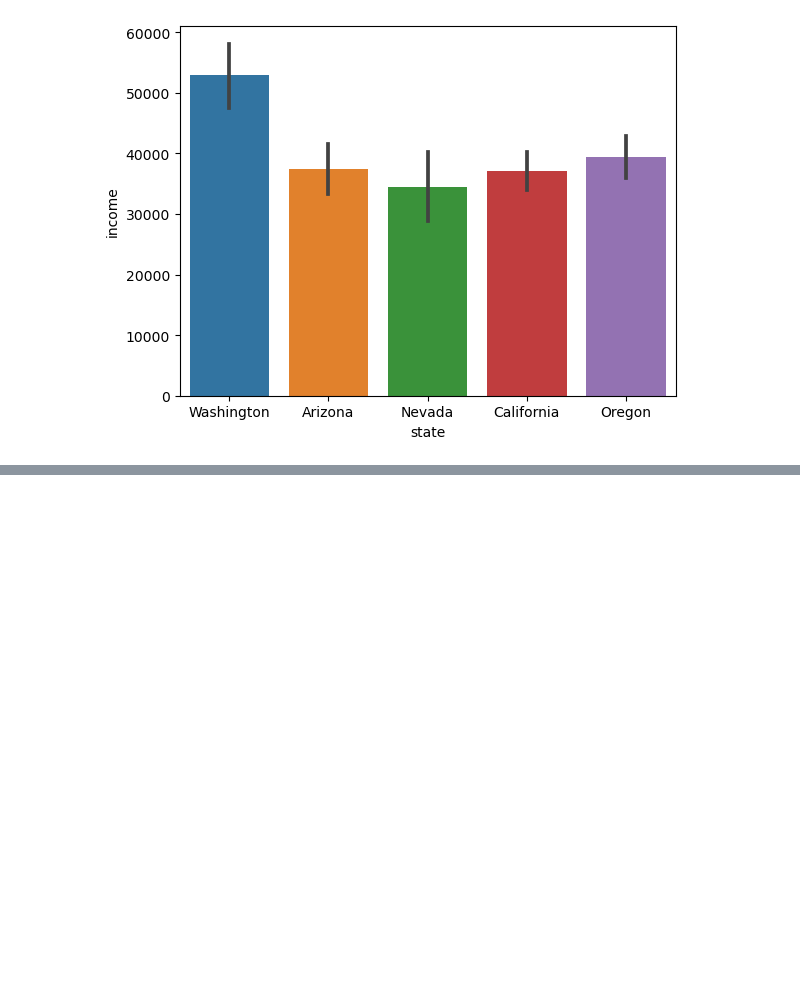
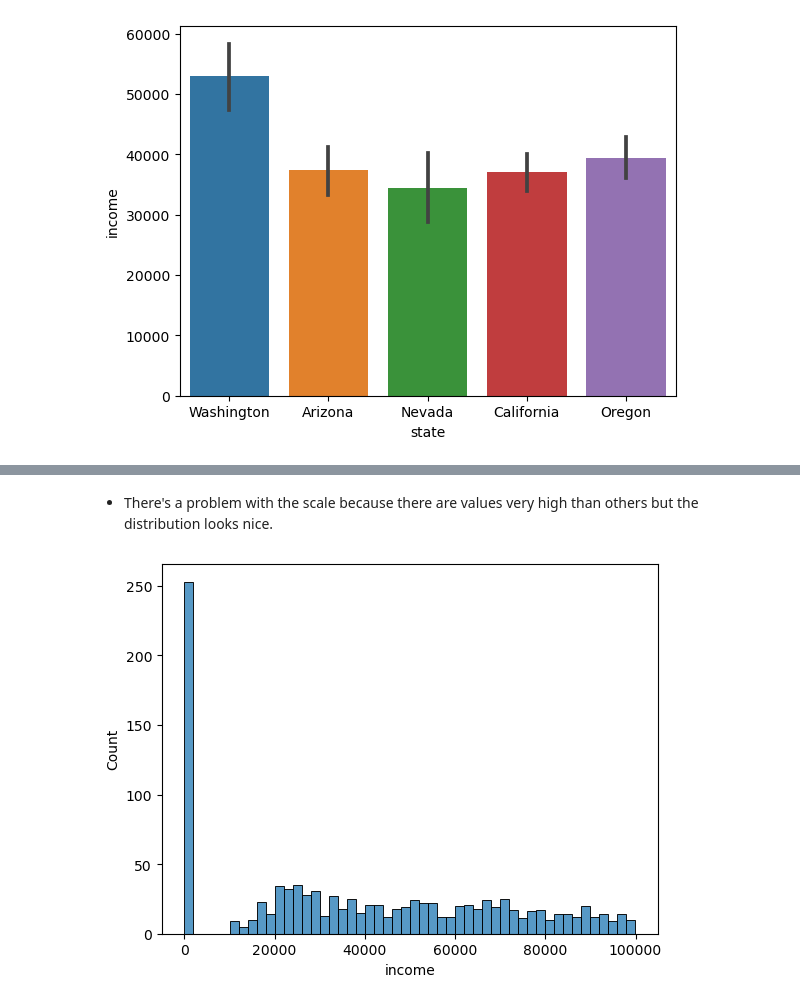
Before and after one commit to katchuli/lab-dw-data-cleaning-and-formatting, a Jupyter notebook: lab-dw-data-cleaning-and-formatting.ipynb, the cells around one changed output, grey strips where cells are left out. Saved outputs shown, nothing was run; the diff lists cells and outputs as text; code cells hidden in the pictures; blank space fills up the shorter version.

```diff
--- a/lab-dw-data-cleaning-and-formatting.ipynb
+++ b/lab-dw-data-cleaning-and-formatting.ipynb
@@ -548,0 +588,7 @@ In the last plot, drawing conclusions isn't straightforward due to the significa
+# %% [markdown]
+- There's a problem with the scale because there are values very high than others but the distribution looks nice.
+# %%
+sns.histplot(file2['income'], bins=50)
+plt.show()
+# %% [output]
+[figure, added]
```
Also changed, not shown: parts of 34 cells of this notebook, 1 other file.
